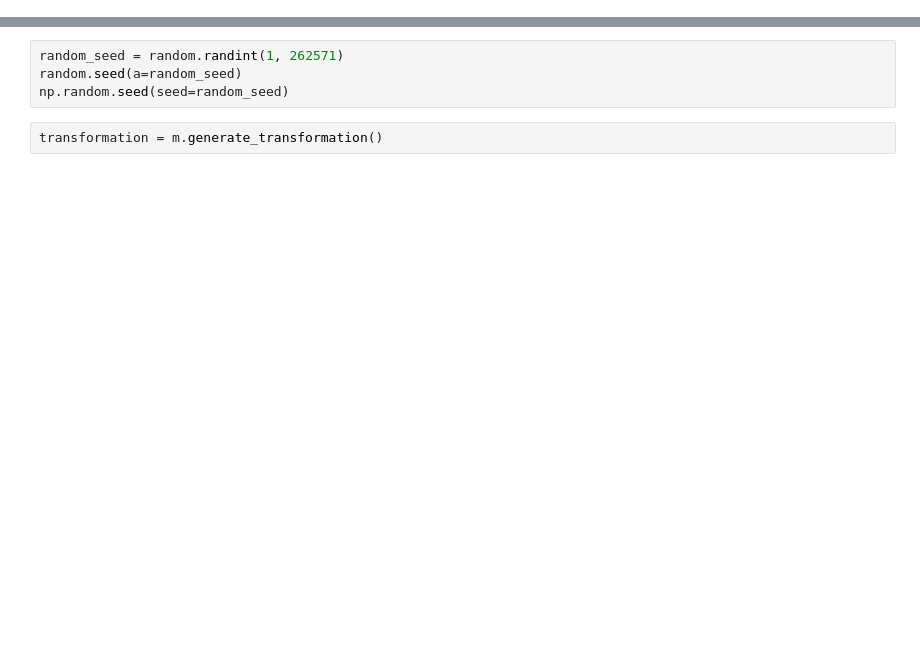
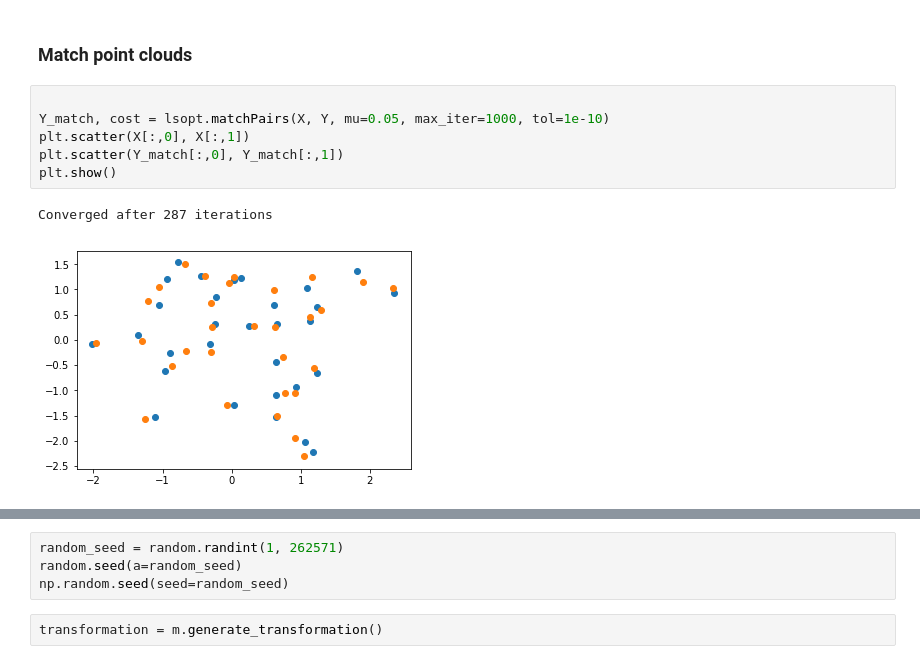
Before and after one commit to the-mikedavis/cuda, a Jupyter notebook: report.ipynb, the cells around one changed output, grey strips where cells are left out. Saved outputs shown, nothing was run; the diff lists cells and outputs as text; blank space fills up the shorter version.

```diff
--- a/report.ipynb
+++ b/report.ipynb
@@ -26,0 +54,11 @@ The backend was *originally* set to 'module://ipykernel.pylab.backend_inline' by
+# %% [markdown]
+### Match point clouds
+# %%
+
+Y_match, cost = lsopt.matchPairs(X, Y, mu=0.05, max_iter=1000, tol=1e-10)
+plt.scatter(X[:,0], X[:,1])
+plt.scatter(Y_match[:,0], Y_match[:,1])
+plt.show()
+# %% [output]
+Converged after 287 iterations
+[figure, added]
```
Also changed, not shown: parts of 19 cells of this notebook, 2 other files.
